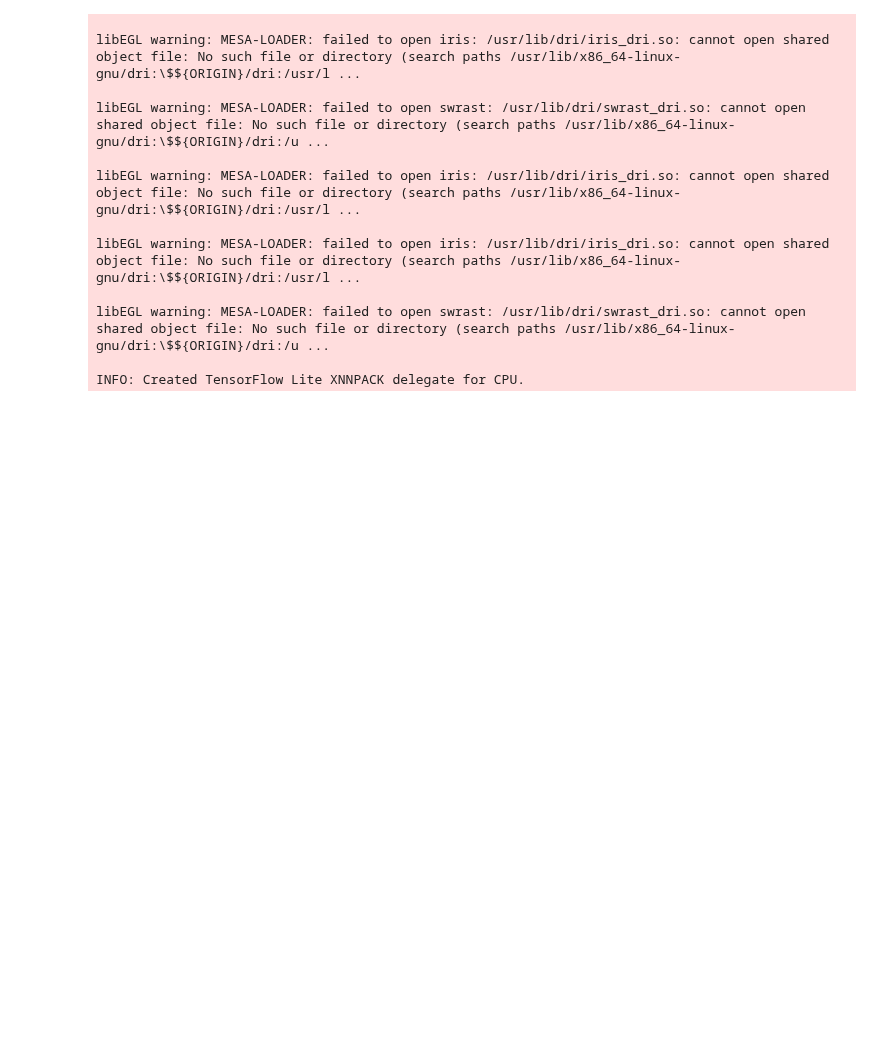
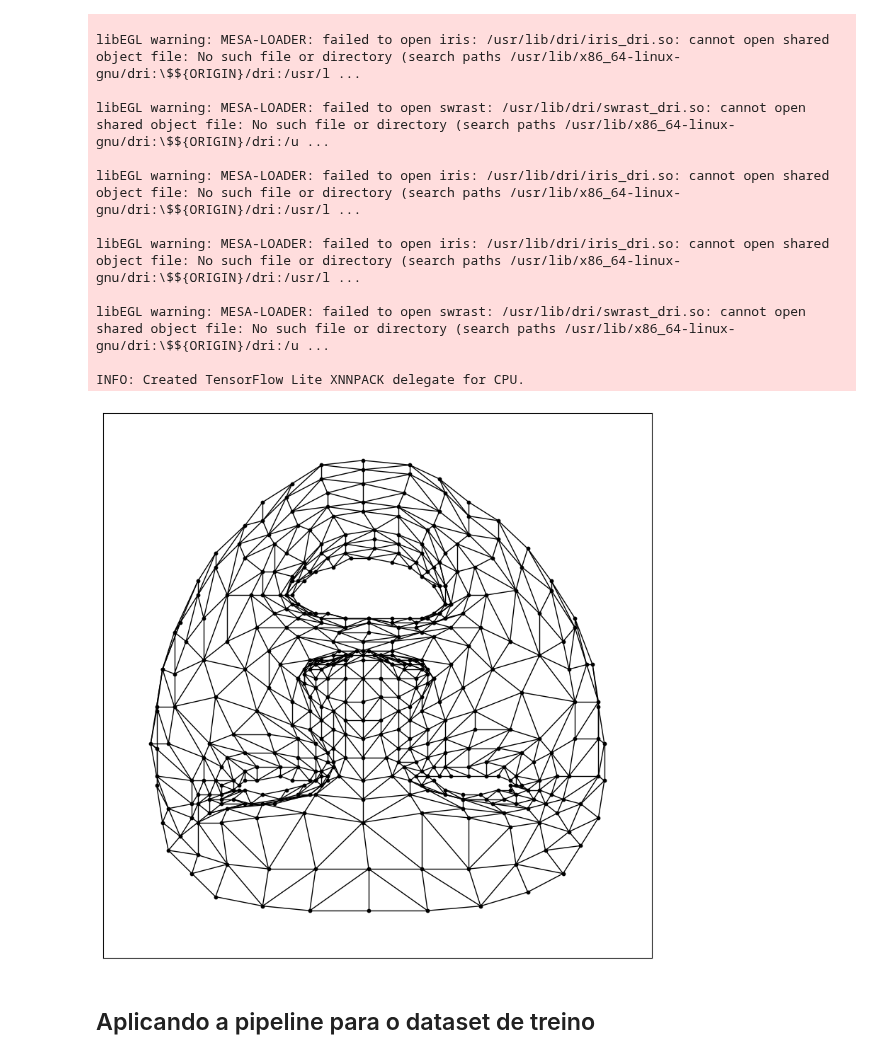
Before and after one commit to MekhyW/Facial-Emotion-Classification, a Jupyter notebook: GNN/landmarks_graph.ipynb, the cells around one changed output. Drawn from its saved outputs; the diff is of its cells as text; code cells hidden in the pictures; blank space fills up the shorter version.

```diff
--- a/GNN/landmarks_graph.ipynb
+++ b/GNN/landmarks_graph.ipynb
@@ -92,23 +93,25 @@ def plot_graph(graph, mesh_points):
 # %%
 def get_matrix_adj(graph):
     matrix_adj = nx.adjacency_matrix(graph)
-    matrix_adj = matrix_adj.todense()
-    return matrix_adj
+    sparce_matrix = scipy.sparse.csr_matrix(matrix_adj)
+    return sparce_matrix
-# %%
-def save_adjacency_matrix(adjacency_matrix):
-    np.savetxt("adjacency_matrix.csv", adjacency_matrix, delimiter=",")
-
-# save_adjacency_matrix(adjacency_matrix)
+# %%
+def save_adjacency_matrix(adjacency_matrix, filename):
+    scipy.sparse.save_npz(f'{filename}.npz', adjacency_matrix)
 # %%
-# para cada foto, executar a pipeline
-
 def pipeline(img, plot=False):
-    frame = cv2.imread(img) # read the image *** change the path to your image
+    name = img.split('.')[0]
+    frame = cv2.imread(img)  # read the image *** change the path to your image
     results_mesh, mesh_points, scale_factor = preprocess_frame(frame)
     graph = gera_grafos(results_mesh, mesh_points, scale_factor)
     adjacency_matrix = get_matrix_adj(graph)
-    save_adjacency_matrix(adjacency_matrix)
+
+    save_adjacency_matrix(adjacency_matrix, name)
     if plot:
         plot_graph(graph, mesh_points)
 # %%
-pipeline("angry.jpeg", plot=False)
+pipeline("angry.jpeg", plot=True)
+# %% [output]
+[figure, added]
+# %% [markdown]
+## Aplicando a pipeline para o dataset de treino
```
Also changed, not shown: parts of 2 cells of this notebook.
